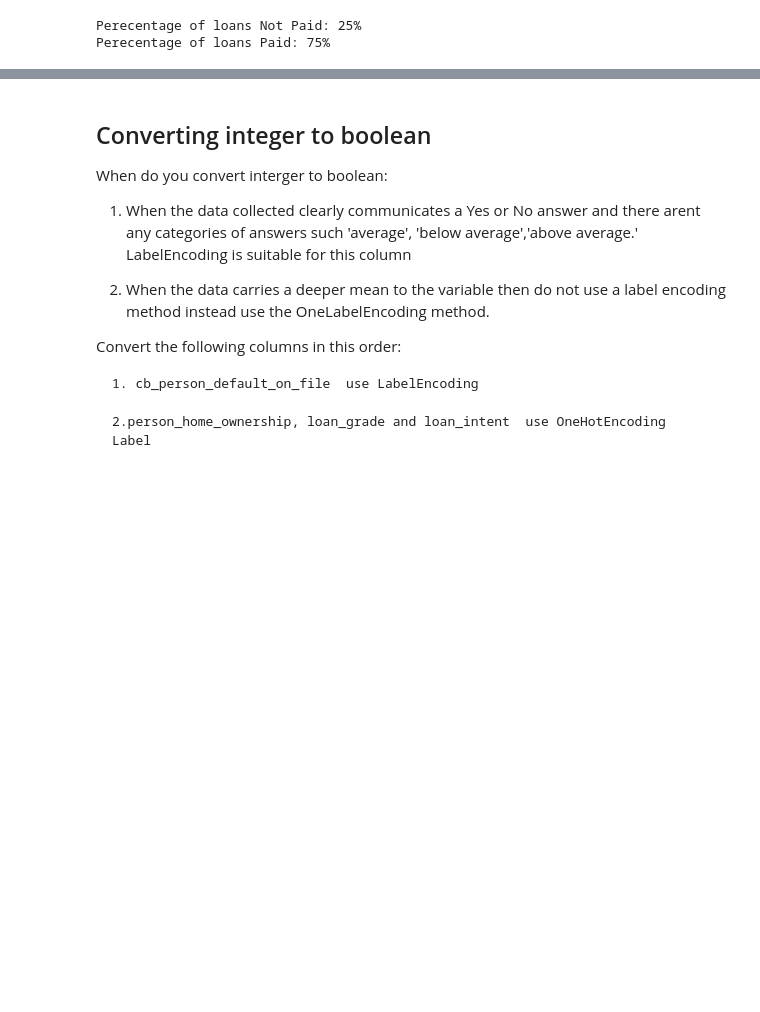
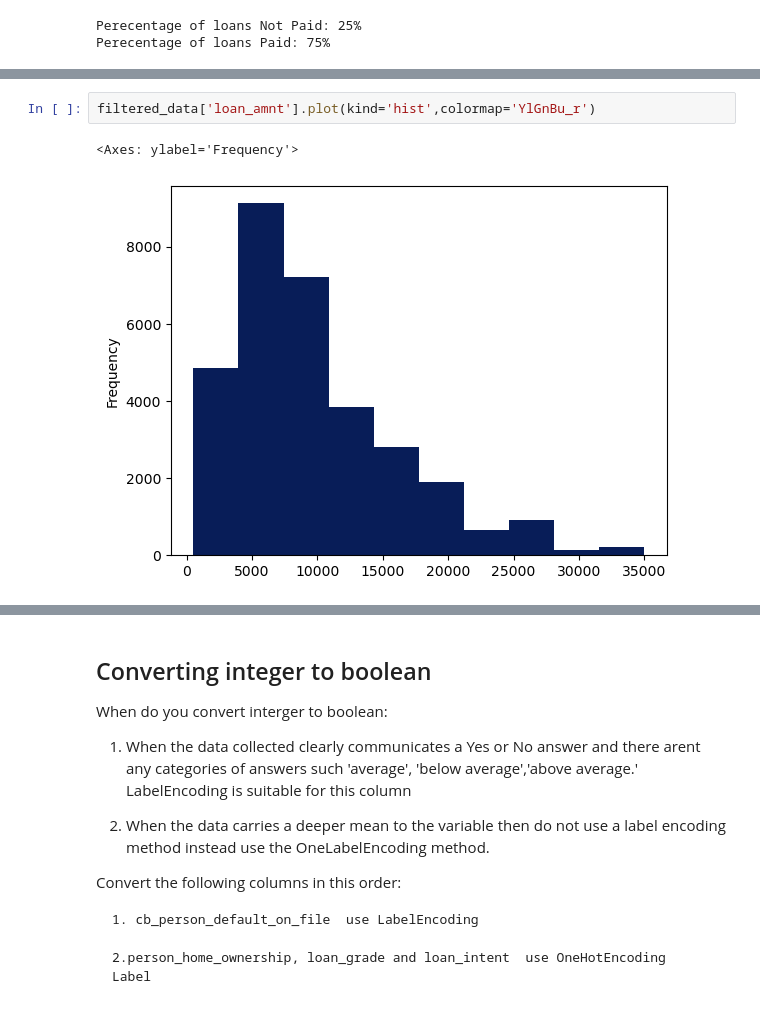
Before and after one commit to georgembugua00/credit_risk_classifier, a Jupyter notebook: notebook.ipynb, the cells around one changed output, grey strips where cells are left out. Saved outputs shown, nothing was run; the diff lists cells and outputs as text; blank space fills up the shorter version.

```diff
--- a/notebook.ipynb
+++ b/notebook.ipynb
@@ -563,0 +551,5 @@ Perecentage of loans Paid: 75%
+# %%
+filtered_data['loan_amnt'].plot(kind='hist',colormap='YlGnBu_r')
+# %% [output]
+<Axes: ylabel='Frequency'>
+[figure, added]
```
Also changed, not shown: parts of 11 cells of this notebook.
